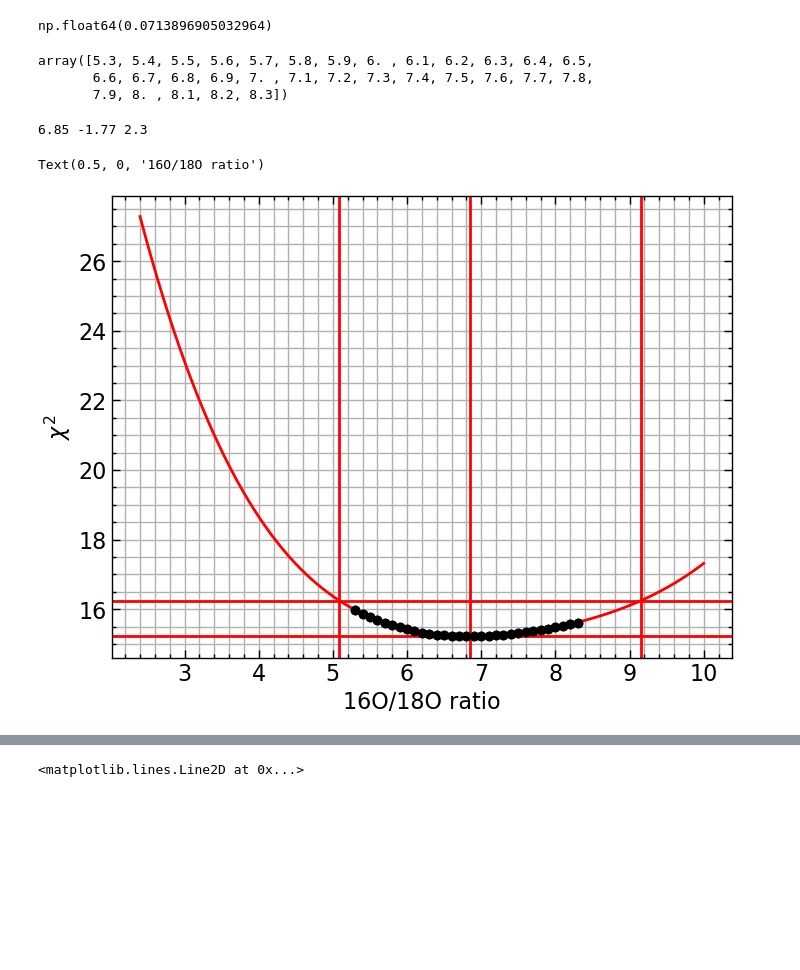
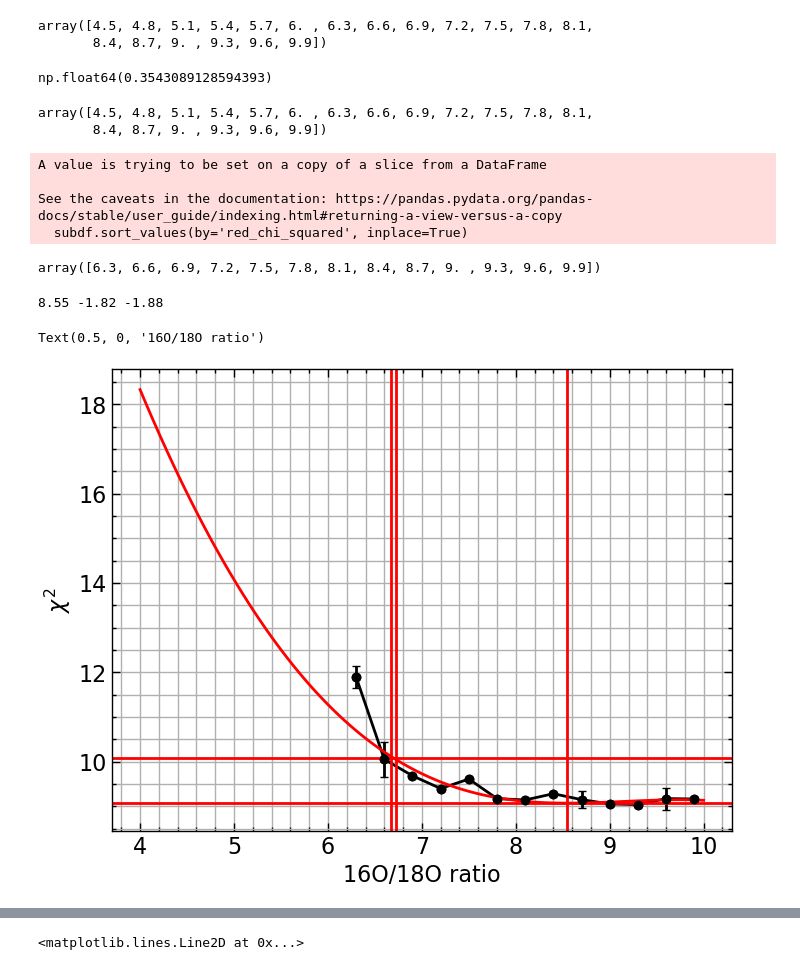
Before and after one commit to advaitmehla/TSFitPy, a Jupyter notebook: plotting_tools/asas-rcb-21_comb.ipynb, the cells around one changed output, grey strips where cells are left out. Saved outputs shown, nothing was run; the diff lists cells and outputs as text; code cells hidden in the pictures; blank space fills up the shorter version.

```diff
--- a/plotting_tools/asas-rcb-21_comb.ipynb
+++ b/plotting_tools/asas-rcb-21_comb.ipynb
@@ -58,14 +62,20 @@ fitlist2.to_csv('/media/advait/DATA/research/rcb-project/TSFitPy/input_files/asa
 # %%
-allpath = '/media/advait/DATA/research/rcb-project/TSFitPy/output_files/asas-rcb-21-2/Oct-16-2024-11-50-43_0.03363268036537814_LTE_O_1D/output'
+# allpath = '/media/advait/DATA/research/rcb-project/TSFitPy/output_files/asas-rcb-21-4/Dec-03-2024-05-35-33_0.25221123590218875_LTE_O_1D/output'
+allpath = '/media/advait/DATA/research/rcb-project/TSFitPy/output_files/asas-rcb-21-4/Dec-03-2024-09-38-48_0.9769274039664583_LTE_O_1D/output'
 df1 = pd.read_csv(allpath, sep='\t')
-# allpath = '/media/advait/DATA/research/rcb-project/TSFitPy/output_files/asas-rcb-21-2/Oct-16-2024-10-19-06_0.7760709184924286_LTE_O_1D/output'
+# allpath = '/media/advait/DATA/research/rcb-project/TSFitPy/output_files/asas-rcb-21-4/Dec-03-2024-05-35-33_0.25221123590218875_LTE_O_1D/output'
 # df2 = pd.read_csv(allpath, sep='\t')
 # %%
 # df_fine = pd.concat([df1,df2])
 df_fine = df1
 df_fine.sort_values(by='oisorat', inplace=True)
 rats = np.unique(df_fine['oisorat'])
+# %%
+rats
+# %% [output]
+array([4.5, 4.8, 5.1, 5.4, 5.7, 6. , 6.3, 6.6, 6.9, 7.2, 7.5, 7.8, 8.1,
+       8.4, 8.7, 9. , 9.3, 9.6, 9.9])
 # %%
 np.max(df_fine['Doppler_Shift_add_to_RV'])
 # %% [output]
-np.float64(0.0713896905032964)
+np.float64(0.3543089128594393)
@@ -85,40 +82,68 @@ for rat in rats:
 # %%
 rats
 # %% [output]
-array([5.3, 5.4, 5.5, 5.6, 5.7, 5.8, 5.9, 6. , 6.1, 6.2, 6.3, 6.4, 6.5,
-       6.6, 6.7, 6.8, 6.9, 7. , 7.1, 7.2, 7.3, 7.4, 7.5, 7.6, 7.7, 7.8,
-       7.9, 8. , 8.1, 8.2, 8.3])
+array([4.5, 4.8, 5.1, 5.4, 5.7, 6. , 6.3, 6.6, 6.9, 7.2, 7.5, 7.8, 8.1,
+       8.4, 8.7, 9. , 9.3, 9.6, 9.9])
+# %%
+rats = np.unique(df_fine['oisorat'])
+rats = rats[rats>6]
+chis, dchis, oabunds, doabunds, rvs = [], [], [], [], []
+for rat in rats:
+    subdf = df_fine[df_fine['oisorat'] == rat]
+    # sort by red chi squared
+    subdf.sort_values(by='red_chi_squared', inplace=True)
+    subdf = subdf.iloc[:2]
+    meanchi = np.mean(subdf['red_chi_squared'])
+    stdchi = np.std(subdf['red_chi_squared'])
+    rv = np.mean(subdf['Doppler_Shift_add_to_RV'])
+    meanoabund = np.mean(subdf['O_Fe'])
+    stdoabund = np.std(subdf['O_Fe'])
+    meanrv = np.mean(rv)
+    chis.append(meanchi)
+    dchis.append(stdchi)
+    oabunds.append(meanoabund)
+    doabunds.append(stdoabund)
+    rvs.append(meanrv)
+# %% [output]
+A value is trying to be set on a copy of a slice from a DataFrame
+
+See the caveats in the documentation: https://pandas.pydata.org/pandas-docs/stable/user_guide/indexing.html#returning-a-view-versus-a-copy
+  subdf.sort_values(by='red_chi_squared', inplace=True)
+# %%
+rats
+# %% [output]
+array([6.3, 6.6, 6.9, 7.2, 7.5, 7.8, 8.1, 8.4, 8.7, 9. , 9.3, 9.6, 9.9])
 # %%
 plt.plot(rats, chis, 'ko-')
 plt.errorbar(rats, chis, yerr=dchis, fmt='ko', capsize=3)
 # plt.axhline(np.min(chis), ls='--', color='r')
 # plt.axhline(np.min(chis)+1.0, ls='--', color='r')
 # plt.axvline(3.4)
 plt.grid(which='both')
 
 # fit a 3rd degree polynomial weighted by the errors
 p = np.polyfit(rats, chis, 4, w=1/np.array(dchis))
-x = np.linspace(2.4,10,100)
+x = np.linspace(4,10,100)
 y = np.polyval(p, x)
 plt.plot(x, y, 'r')
 plt.axvline(x[np.where(y == np.min(y))], color='r')
 xfit = x[np.where(y == np.min(y))]
 plt.axhline(np.min(y), color='r')
 # find nearest x value to min + 1 y value
 ybound = np.min(y) + 1.0
 diff = np.abs(y-ybound)
 idx = np.where(diff == np.min(diff))
 # find the index of next minimum
 idx2 = np.where(diff == np.partition(diff, 1)[1])
 xbounds = (x[idx]-xfit).round(2), (x[idx2]-xfit).round(2)
 plt.axvline(x[idx], color='r')
 plt.axvline(x[idx2], color='r')
 plt.axhline(ybound, color='r')
 print(xfit[0].round(2), xbounds[0][0], xbounds[1][0])
 plt.ylabel(r'$\chi^2$')
 plt.xlabel("16O/18O ratio")
 # find x values nearest to ybounds
 # %% [output]
-6.85 -1.77 2.3
+8.55 -1.82 -1.88
 Text(0.5, 0, '16O/18O ratio')
-[figure, old version]
+[figure, new version]
```
Also changed, not shown: parts of 10 cells of this notebook, 18 other files.
